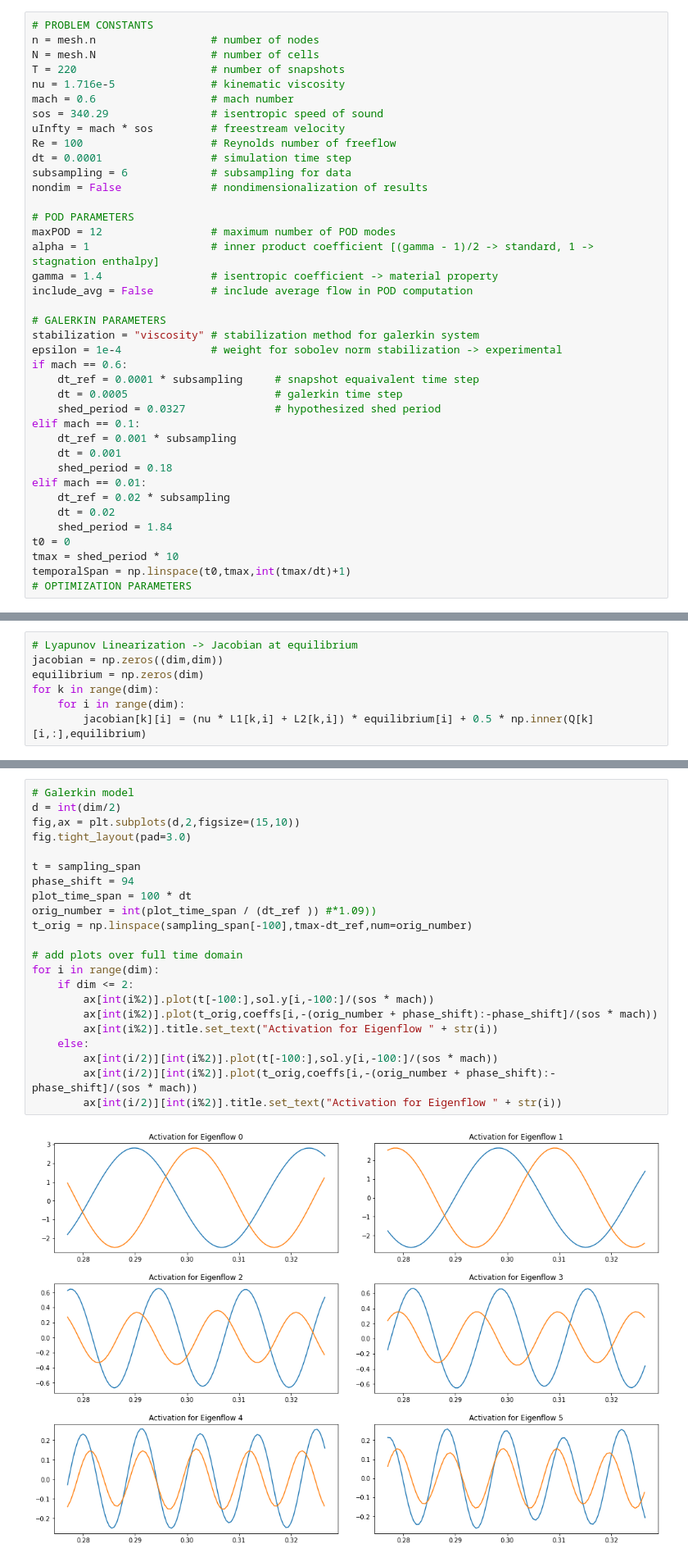
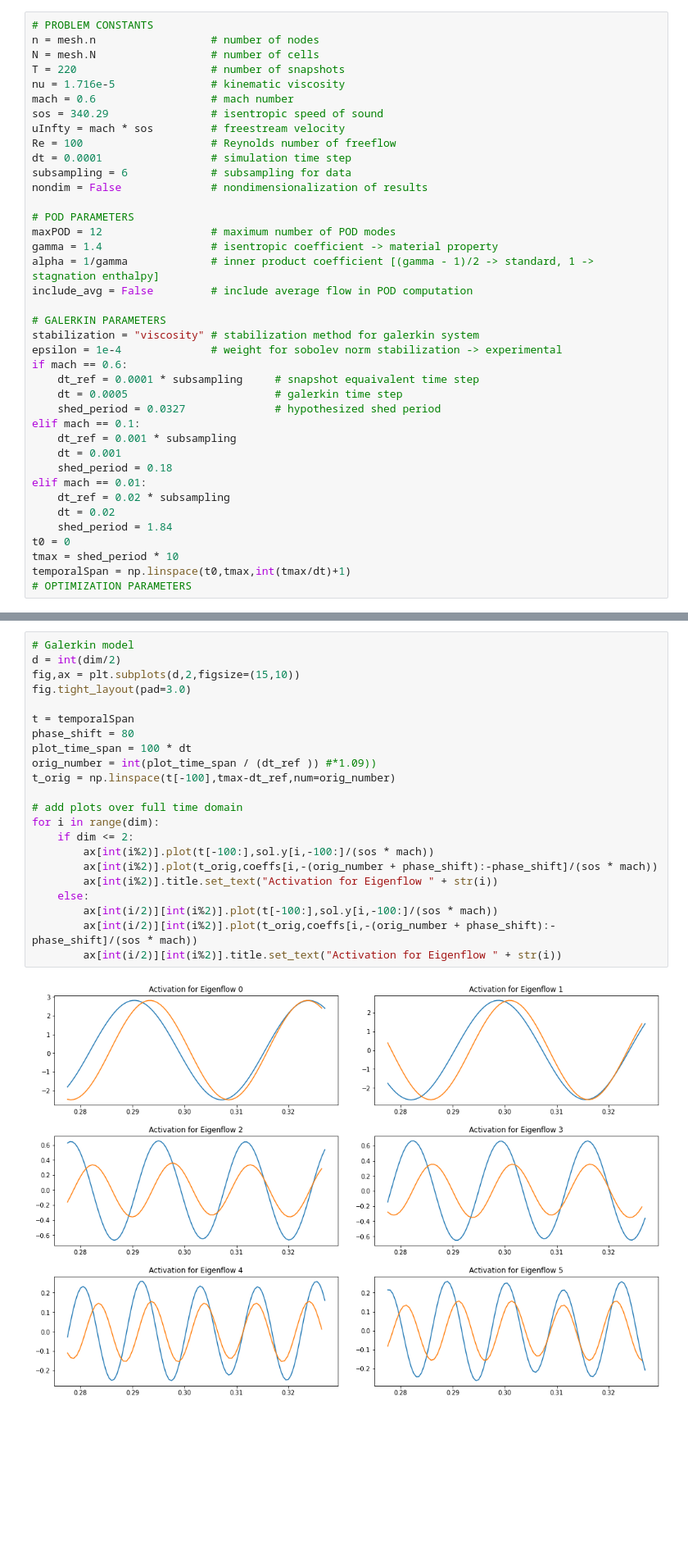
Before and after one commit to JanRotti/podGalerkin, a Jupyter notebook: pod_galerkin.ipynb, the cells around one changed output, grey strips where cells are left out. Shown at 82% size. Saved outputs shown, nothing was run; the diff lists cells and outputs as text; blank space fills up the shorter version.

Commit message:
testing no boundary projection (x), testing innerp

```diff
--- a/pod_galerkin.ipynb
+++ b/pod_galerkin.ipynb
@@ -53,8 +59,8 @@ nondim = False              # nondimensionalization of results
 
 # POD PARAMETERS
 maxPOD = 12                 # maximum number of POD modes
-alpha = 1                   # inner product coefficient [(gamma - 1)/2 -> standard, 1 -> stagnation enthalpy]
 gamma = 1.4                 # isentropic coefficient -> material property
+alpha = 1/gamma             # inner product coefficient [(gamma - 1)/2 -> standard, 1 -> stagnation enthalpy]
 include_avg = False         # include average flow in POD computation
 
 # GALERKIN PARAMETERS
@@ -232,9 +238,2 @@ for i in range(6):
 # %% [markdown]
 # Controltheory -> Stability of the System
-# %%
-# Lyapunov Linearization -> Jacobian at equilibrium
-jacobian = np.zeros((dim,dim))
-equilibrium = np.zeros(dim)
-for k in range(dim):
-    for i in range(dim):
-        jacobian[k][i] = (nu * L1[k,i] + L2[k,i]) * equilibrium[i] + 0.5 * np.inner(Q[k][i,:],equilibrium)
@@ -243,24 +244,24 @@ for k in range(dim):
 # %%
 # Galerkin model
 d = int(dim/2)
 fig,ax = plt.subplots(d,2,figsize=(15,10))
 fig.tight_layout(pad=3.0)
 
-t = sampling_span
-phase_shift = 94
+t = temporalSpan
+phase_shift = 80
 plot_time_span = 100 * dt
 orig_number = int(plot_time_span / (dt_ref )) #*1.09))
-t_orig = np.linspace(sampling_span[-100],tmax-dt_ref,num=orig_number)
+t_orig = np.linspace(t[-100],tmax-dt_ref,num=orig_number)
 
 # add plots over full time domain
 for i in range(dim):
     if dim <= 2:
         ax[int(i%2)].plot(t[-100:],sol.y[i,-100:]/(sos * mach))
         ax[int(i%2)].plot(t_orig,coeffs[i,-(orig_number + phase_shift):-phase_shift]/(sos * mach))
         ax[int(i%2)].title.set_text("Activation for Eigenflow " + str(i))
     else:
         ax[int(i/2)][int(i%2)].plot(t[-100:],sol.y[i,-100:]/(sos * mach))
         ax[int(i/2)][int(i%2)].plot(t_orig,coeffs[i,-(orig_number + phase_shift):-phase_shift]/(sos * mach))
         ax[int(i/2)][int(i%2)].title.set_text("Activation for Eigenflow " + str(i))
 # %% [output]
-[figure, old version]
+[figure, new version]
```
Also changed, not shown: parts of 8 cells of this notebook, 4 other files.
